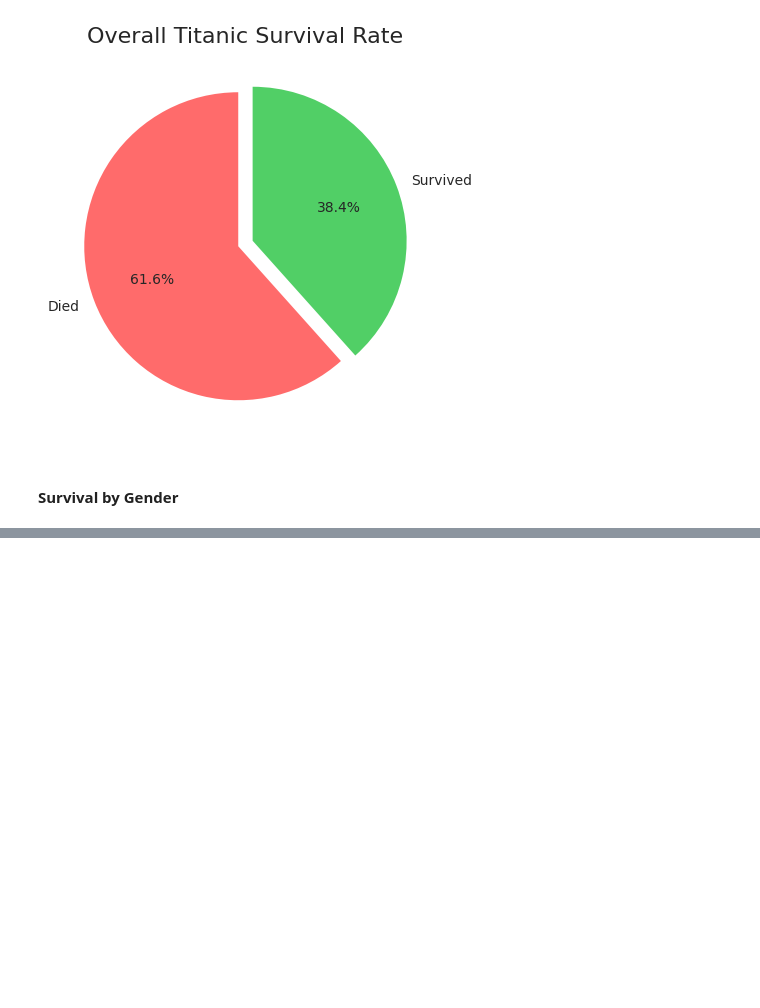
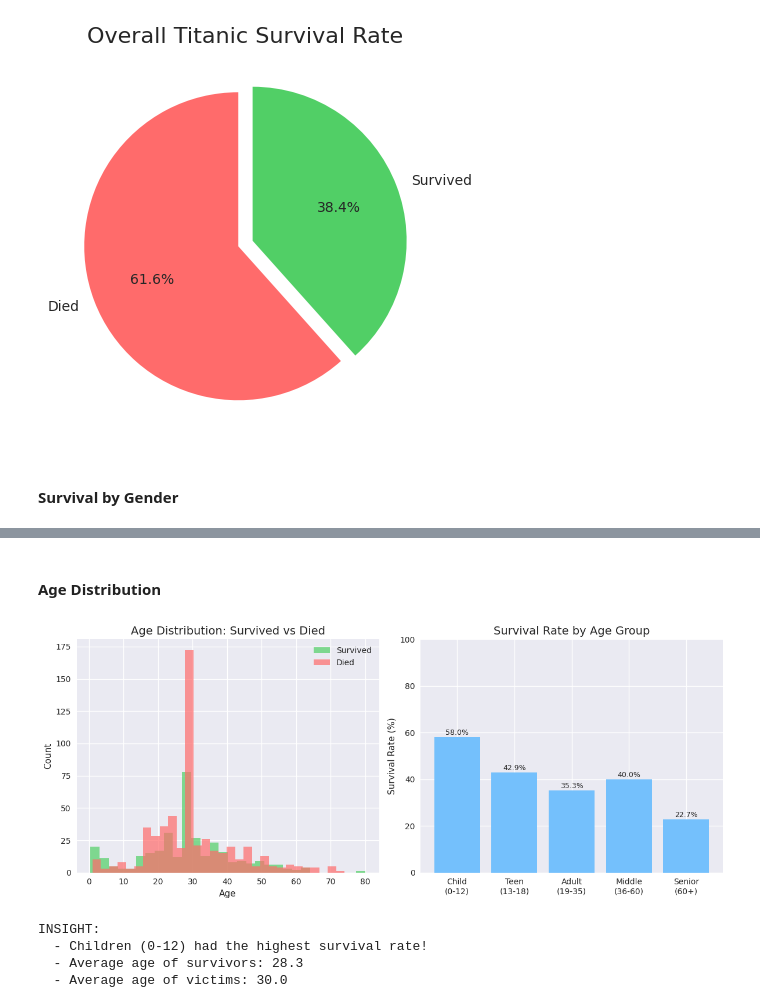
Before and after one commit to AminEfaf/data-science-portfolio, a Jupyter notebook: project-1-titanic/titanic_eda.ipynb, the cells around one changed output, grey strips where cells are left out. Cells and saved outputs as stored; diff of their text form; code cells hidden in the pictures; blank space fills up the shorter version.

```diff
--- a/project-1-titanic/titanic_eda.ipynb
+++ b/project-1-titanic/titanic_eda.ipynb
@@ -210,0 +257,50 @@ Women were 3.9x more likely to survive!
+# %% [markdown]
+#### Age Distribution
+# %%
+plt.figure(figsize=(12, 5))
+
+plt.subplot(1, 2, 1)
+df_clean[df_clean['survived']==1]['age'].hist(bins=30, alpha=0.7,
+                                               color='#51cf66', label='Survived')
+df_clean[df_clean['survived']==0]['age'].hist(bins=30, alpha=0.7,
+                                               color='#ff6b6b', label='Died')
+plt.xlabel('Age')
+plt.ylabel('Count')
+plt.title('Age Distribution: Survived vs Died', fontsize=14)
+plt.legend()
+
+plt.subplot(1, 2, 2)
+# Age groups analysis
+df_clean['age_group'] = pd.cut(df_clean['age'],
+                                bins=[0, 12, 18, 35, 60, 100],
+                                labels=['Child\n(0-12)', 'Teen\n(13-18)',
+                                       'Adult\n(19-35)', 'Middle\n(36-60)',
+                                       'Senior\n(60+)'])
+
+age_survival = (
+    df_clean
+    .groupby('age_group', observed=False)['survived']
+    .mean() * 100
+)
+bars = plt.bar(age_survival.index, age_survival.values, color='#74c0fc')
+plt.title('Survival Rate by Age Group', fontsize=14)
+plt.ylabel('Survival Rate (%)')
+plt.ylim(0, 100)
+
+for bar, val in zip(bars, age_survival.values):
+    plt.text(bar.get_x() + bar.get_width()/2., bar.get_height() + 1,
+             f'{val:.1f}%', ha='center', fontsize=9)
+
+plt.tight_layout()
+plt.show()
+
+print("INSIGHT: ")
+print(f"  - Children (0-12) had the highest survival rate!")
+print(f"  - Average age of survivors: {df_clean[df_clean['survived']==1]['age'].mean():.1f}")
+print(f"  - Average age of victims: {df_clean[df_clean['survived']==0]['age'].mean():.1f}")
+# %% [output]
+[figure, added]
+INSIGHT:
+  - Children (0-12) had the highest survival rate!
+  - Average age of survivors: 28.3
+  - Average age of victims: 30.0
```
Also changed, not shown: parts of 3 cells of this notebook.
